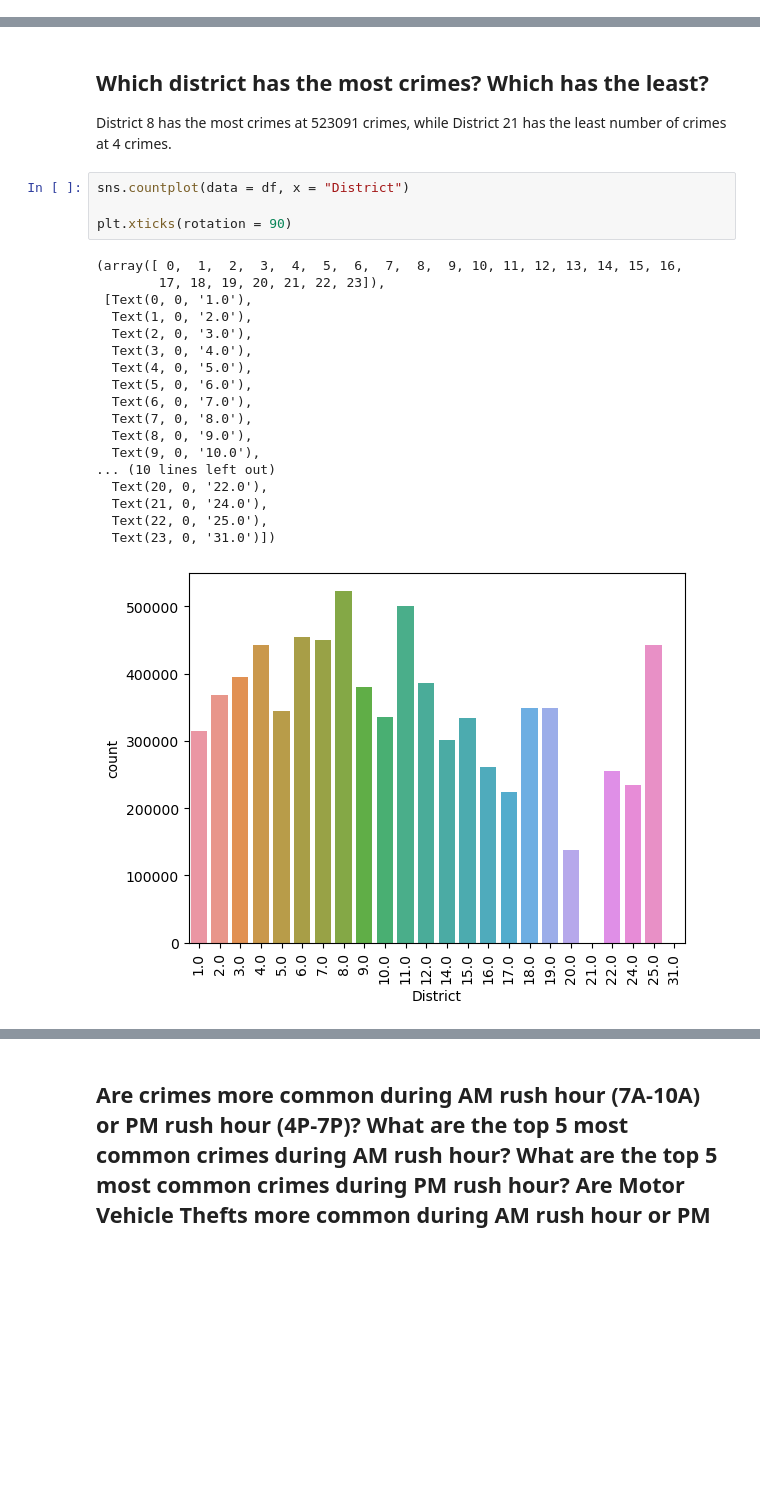
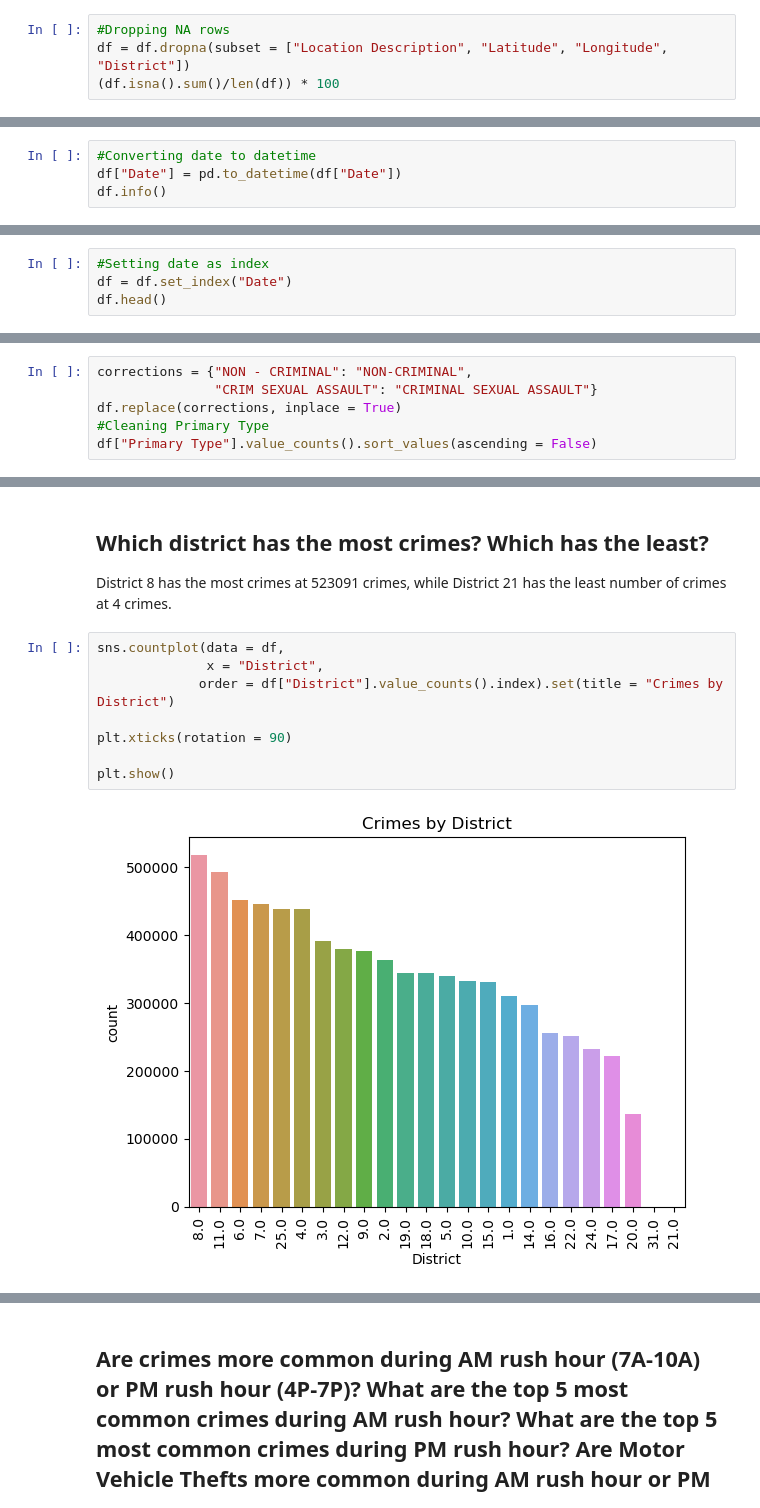
Before and after one commit to JosephPLim/Crime-in-Chicago, a Jupyter notebook: Reporter-Questions.ipynb, the cells around one changed output, grey strips where cells are left out. Drawn from its saved outputs; the diff is of its cells as text; blank space fills up the shorter version.

Commit message:
Added more data visualizations and graphing.

```diff
--- a/Reporter-Questions.ipynb
+++ b/Reporter-Questions.ipynb
@@ -65,0 +92,4 @@ dtype: int64
+# %%
+#Dropping NA rows
+df = df.dropna(subset = ["Location Description", "Latitude", "Longitude", "District"])
+(df.isna().sum()/len(df)) * 100
@@ -65,0 +110,4 @@ dtype: int64
+# %%
+#Converting date to datetime
+df["Date"] = pd.to_datetime(df["Date"])
+df.info()
@@ -65,0 +116,4 @@ dtype: int64
+# %%
+#Setting date as index
+df = df.set_index("Date")
+df.head()
@@ -65,0 +149,6 @@ dtype: int64
+# %%
+corrections = {"NON - CRIMINAL": "NON-CRIMINAL",
+               "CRIM SEXUAL ASSAULT": "CRIMINAL SEXUAL ASSAULT"}
+df.replace(corrections, inplace = True)
+#Cleaning Primary Type
+df["Primary Type"].value_counts().sort_values(ascending = False)
@@ -68,26 +228,13 @@ dtype: int64
 
 District 8 has the most crimes at 523091 crimes, while District 21 has the least number of crimes at 4 crimes.
 # %%
-sns.countplot(data = df, x = "District")
+sns.countplot(data = df,
+              x = "District",
+             order = df["District"].value_counts().index).set(title = "Crimes by District")
 
 plt.xticks(rotation = 90)
+
+plt.show()
 # %% [output]
-(array([ 0,  1,  2,  3,  4,  5,  6,  7,  8,  9, 10, 11, 12, 13, 14, 15, 16,
-        17, 18, 19, 20, 21, 22, 23]),
- [Text(0, 0, '1.0'),
-  Text(1, 0, '2.0'),
-  Text(2, 0, '3.0'),
-  Text(3, 0, '4.0'),
-  Text(4, 0, '5.0'),
-  Text(5, 0, '6.0'),
-  Text(6, 0, '7.0'),
-  Text(7, 0, '8.0'),
-  Text(8, 0, '9.0'),
-  Text(9, 0, '10.0'),
-... (10 lines left out)
-  Text(20, 0, '22.0'),
-  Text(21, 0, '24.0'),
-  Text(22, 0, '25.0'),
-  Text(23, 0, '31.0')])
-[figure, old version]
+[figure, new version]
 # %%
```
Also changed, not shown: parts of 31 cells of this notebook.
